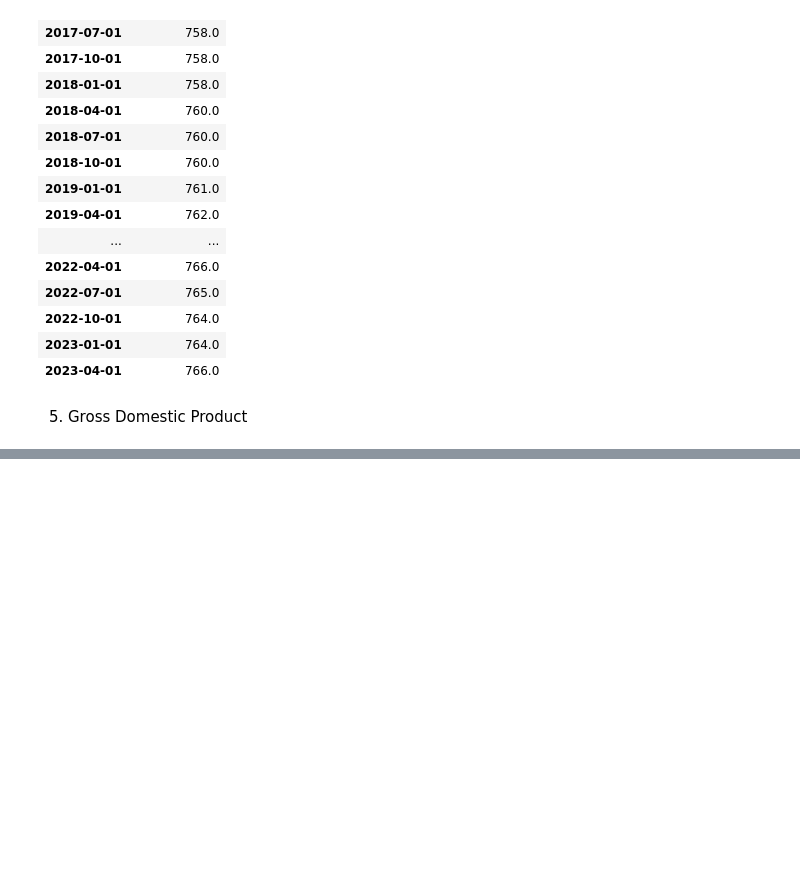
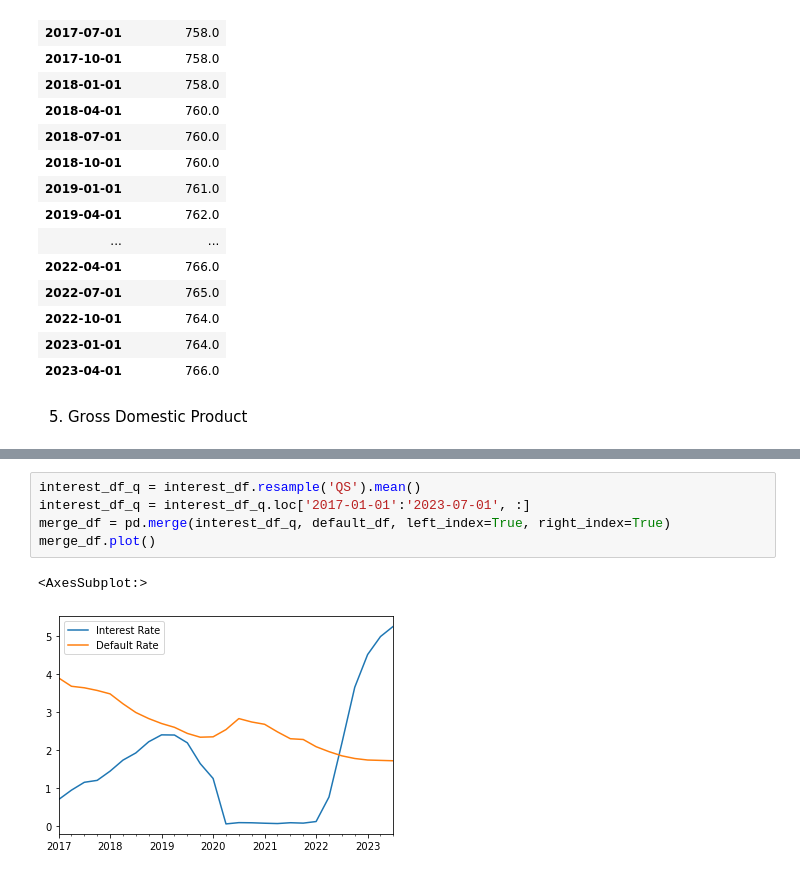
Before and after one commit to Celinzh/wqu_assignment, a Jupyter notebook: GWP1/celine-data.ipynb, the cells around one changed output, grey strips where cells are left out. Cells and saved outputs as stored; diff of their text form; blank space fills up the shorter version.

```diff
--- a/GWP1/celine-data.ipynb
+++ b/GWP1/celine-data.ipynb
@@ -117,0 +182,8 @@ credit_df
+# %%
+interest_df_q = interest_df.resample('QS').mean()
+interest_df_q = interest_df_q.loc['2017-01-01':'2023-07-01', :]
+merge_df = pd.merge(interest_df_q, default_df, left_index=True, right_index=True)
+merge_df.plot()
+# %% [output]
+<AxesSubplot:>
+[figure, added]
```
Also changed, not shown: parts of 8 cells of this notebook.
